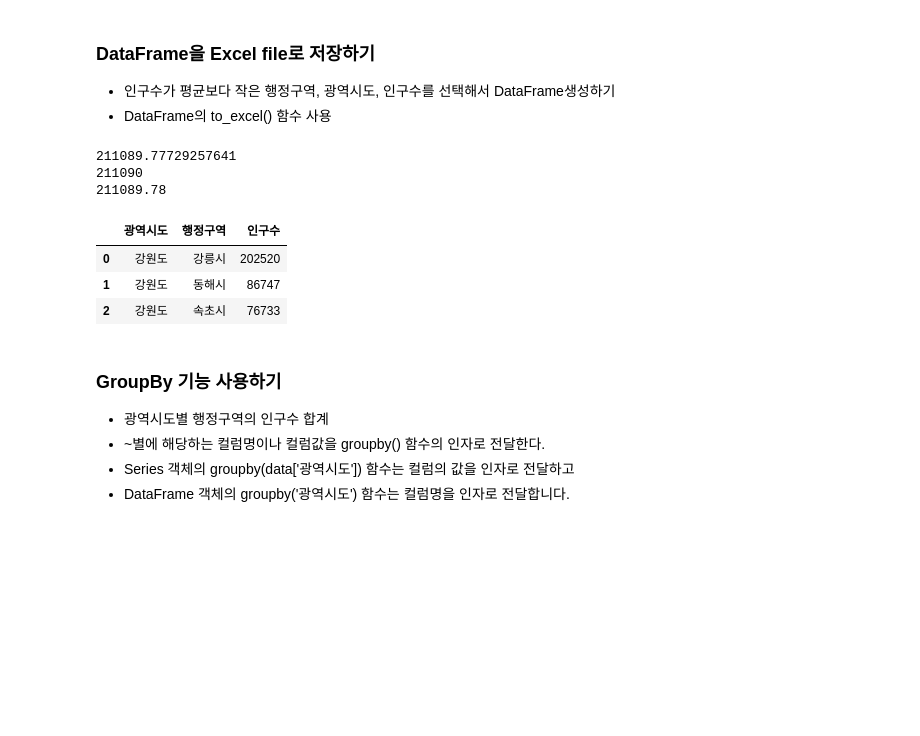
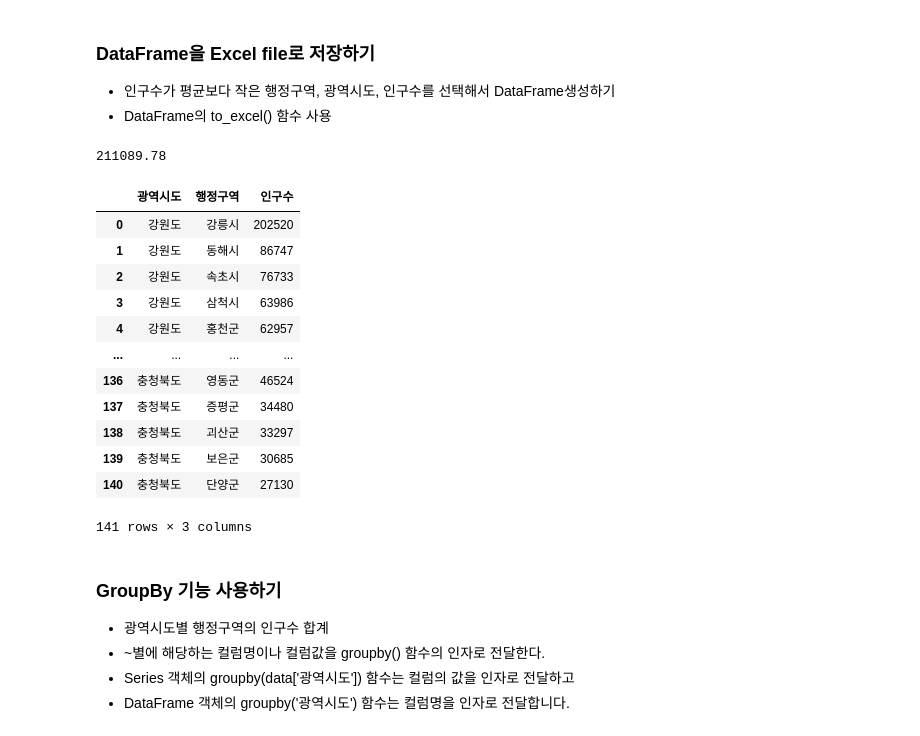
Before and after one commit to Suby201/Python_Webscraping_Analysis, a Jupyter notebook: 03-1.행정구역정보_분석과시각화.ipynb, the cells around one changed output. Cells and saved outputs as stored; diff of their text form; code cells hidden in the pictures; blank space fills up the shorter version.

```diff
--- a/03-1.행정구역정보_분석과시각화.ipynb
+++ b/03-1.행정구역정보_분석과시각화.ipynb
@@ -569,7 +571,11 @@ Index(['Unnamed: 0', '인구수', 'shortName', 'x', 'y', '면적', '광역시도
 229 rows × 8 columns
 # %%
 #원본 객체가 변경되고 변경된 결과는 출력하지 않는다.
+data.rename(columns={'Unnamed: 0':'seq'},inplace=True)
+data.columns
 # %% [output]
 Index(['seq', '인구수', 'shortName', 'x', 'y', '면적', '광역시도', '행정구역'], dtype='object')
 # %%
 # seq 컬럼을 인덱스로 변경한다 ( 원본 객체가 변경됨 )
+data.set_index('seq',inplace=True)
+data.head(3)
@@ -585,17 +591,28 @@ Index(['seq', '인구수', 'shortName', 'x', 'y', '면적', '광역시도', '행
 * DataFrame의 to_excel() 함수 사용
 # %%
 # 인구수의 평균값 구하기
+pop_mean_value = data['인구수'].mean()
+print(f'{pop_mean_value:.2f}')
 # %% [output]
-211089.77729257641
-211090
 211089.78
 # %%
 # 인구수의 평균값보다 작은 Row를 선택하고, '광역시도','행정구역','인구수' 컬럼값을 가져오기
 # 정렬할때 광역시도는 ascending으로 , 인구수는 descending
+pop_mean_lt_df = data.loc[data['인구수'] < pop_mean_value,['광역시도','행정구역','인구수']].sort_values(by=['광역시도','인구수'],ascending=[True, False]).reset_index(drop=True)
+pop_mean_lt_df
 # %% [output]
 |  | 광역시도 | 행정구역 | 인구수 |
 | 0 | 강원도 | 강릉시 | 202520 |
 | 1 | 강원도 | 동해시 | 86747 |
 | 2 | 강원도 | 속초시 | 76733 |
+| 3 | 강원도 | 삼척시 | 63986 |
+| 4 | 강원도 | 홍천군 | 62957 |
+| ... | ... | ... | ... |
+| 136 | 충청북도 | 영동군 | 46524 |
+| 137 | 충청북도 | 증평군 | 34480 |
+| 138 | 충청북도 | 괴산군 | 33297 |
+| 139 | 충청북도 | 보은군 | 30685 |
+| 140 | 충청북도 | 단양군 | 27130 |
+141 rows × 3 columns
 # %%
 # DataFrame의 to_excel() 함수를 사용하여 excel 파일로 저장
```
Also changed, not shown: parts of 34 cells of this notebook, 5 other files.
